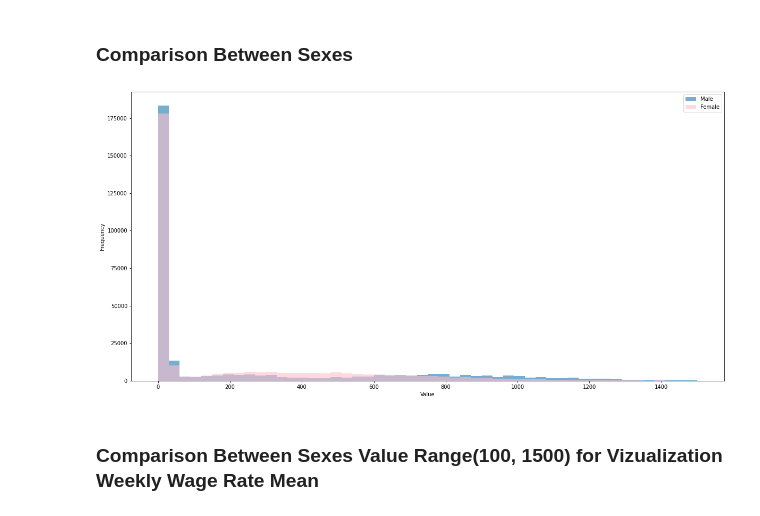
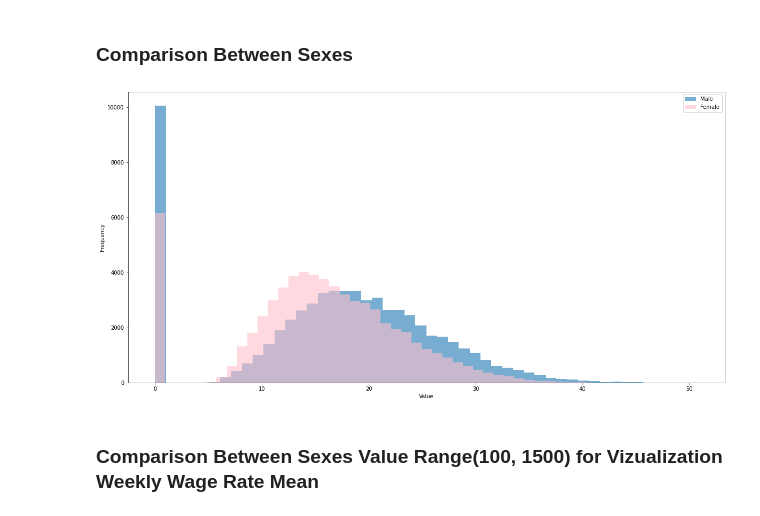
Before and after one commit to cuatro444/Canadian-Wages-Hackathon, a Jupyter notebook: EDA_RodrigoBotello.ipynb, the cells around one changed output. Drawn from its saved outputs; the diff is of its cells as text; code cells hidden in the pictures.

```diff
--- a/EDA_RodrigoBotello.ipynb
+++ b/EDA_RodrigoBotello.ipynb
@@ -24,3 +24,6 @@ data.head(20)
 | 17 | 2014 | Canada | Both full- and part-time | Total, all education levels | Male | 15 years and over | Total employees | 7593.7 |
 | 18 | 2015 | Canada | Both full- and part-time | Total, all education levels | Male | 15 years and over | Total employees | 7680.1 |
 | 19 | 2016 | Canada | Both full- and part-time | Total, all education levels | Male | 15 years and over | Total employees | 7698.3 |
+# %%
+data = data[data['Wages'] == 'Average hourly wage rate']
+data.head()
@@ -187,16 +197,16 @@ plt.show()
 # %%
 male_value = data[data['Sex'] == '  Male']['Value']
 female_value = data[data['Sex'] == '  Female']['Value']
 
 plt.figure(figsize = (20, 10))
-plt.hist(male_value, bins = 50, range = (0, 1500), alpha=0.6, label = 'Male')
-plt.hist(female_value, bins = 50, range = (0, 1500),  alpha=0.6, color = 'pink', label = 'Female')
+plt.hist(male_value, bins = 50,  alpha=0.6, label = 'Male')
+plt.hist(female_value, bins = 50,   alpha=0.6, color = 'pink', label = 'Female')
 plt.legend(loc='upper right')
 plt.xlabel('Value')
 plt.ylabel('Frequency')
 plt.show()
 # %% [output]
-[figure, old version]
+[figure, new version]
 # %% [markdown]
 ### Comparison Between Sexes Value Range(100, 1500) for Vizualization Weekly Wage Rate Mean
 # %%
```
Also changed, not shown: parts of 3 cells of this notebook, 2 other files.
